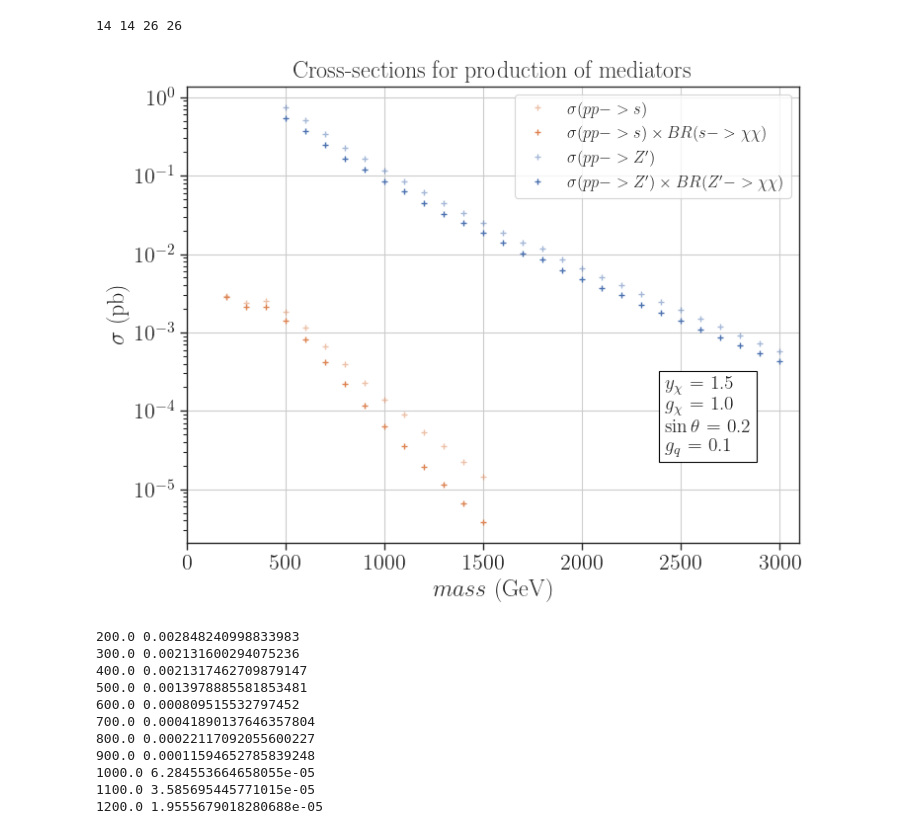
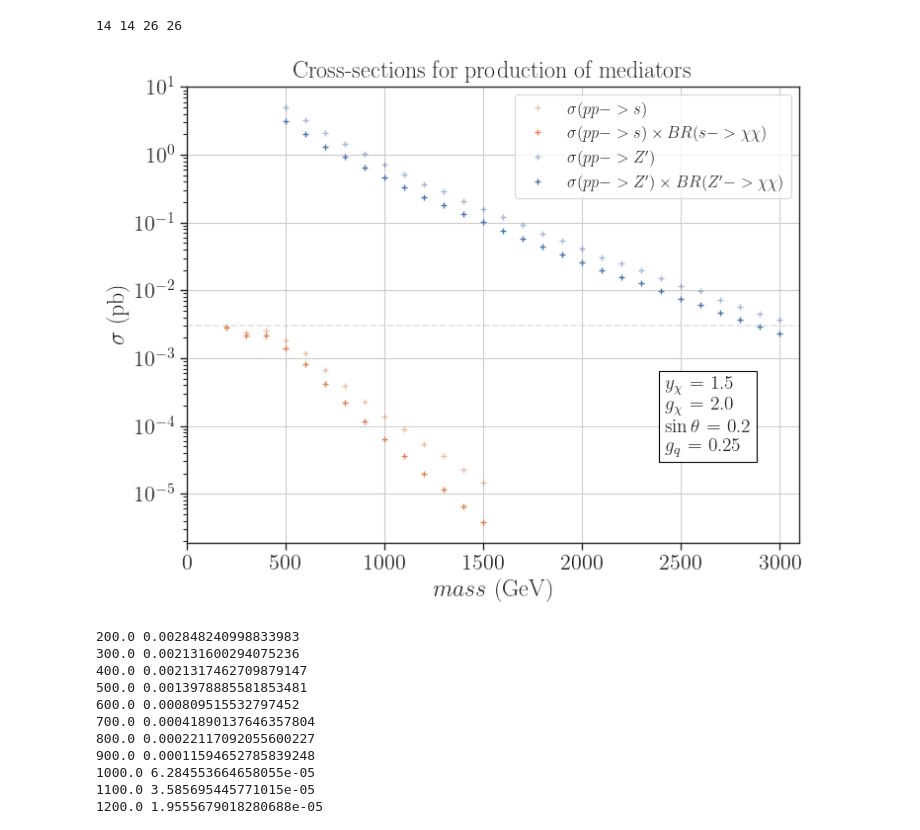
Before and after one commit to SModelS/smodelsv3-paper, a Jupyter notebook: notebooks/Plot-xsec-BR.ipynb, the cells around one changed output. Drawn from its saved outputs; the diff is of its cells as text; code cells hidden in the pictures.

```diff
--- a/notebooks/Plot-xsec-BR.ipynb
+++ b/notebooks/Plot-xsec-BR.ipynb
@@ -83,9 +85,9 @@ brZ = brZ[i2.isin(i1)]
 # Filter models
 
 filter1 = {'$y_{\\chi}$': 1.5}
-filter2 = {'$g_{\\chi}$': 1.0}
+filter2 = {'$g_{\\chi}$': 2.0}
 filter3 = {'$\\sin\\theta$': 0.2}
-filter4 = {'$g_{q}$': 0.1}
+filter4 = {'$g_{q}$': 0.25}
 
 str1 = '\n'.join([r'%s = %s' %(k,v) for k,v in filter1.items()])
 str2 = '\n'.join([r'%s = %s' %(k,v) for k,v in filter2.items()])
@@ -114,35 +116,36 @@ plt.plot(dataS['$m_{med}$'], dataS['x-sec pT-250 (pb)'], label=r'$\sigma(pp -> s
          color=colors['pp->sd'], alpha=0.5, marker='+', linestyle='')
 
 
 plt.plot(dataS['$m_{med}$'], np.array(dataS['x-sec pT-250 (pb)'])*np.array(brS['$BR(med>\\chi\\chi)$']),
          label=r'$\sigma(pp -> s) \times BR(s -> \chi \chi) $', color=colors['pp->sd'], marker='+', linestyle='')
 
 
 plt.plot(dataZ['$m_{med}$'], dataZ['x-sec pT-250 (pb)'], label=r'$\sigma(pp -> Z^{\prime})$',
          color=colors['pp->zp'], alpha=0.5, marker='+', linestyle='')
 
 
 plt.plot(dataZ['$m_{med}$'], np.array(dataZ['x-sec pT-250 (pb)'])*np.array(brZ['$BR(med>\\chi\\chi)$']),
          label=r'$\sigma(pp -> Z^{\prime}) \times BR(Z^{\prime} -> \chi \chi) $', color=colors['pp->zp'],
          marker='+', linestyle='')
 
 
-# plt.hlines(0.11, xmin=0.0, xmax=3100, linestyles='--', alpha=0.2, color='gray')
+plt.hlines(0.003, xmin=0.0, xmax=3100, linestyles='--', alpha=0.2, color='gray')
 plt.yscale('log')
 
 plt.title('Cross-sections for production of mediators')
 plt.xlabel(r'$mass$ (GeV)')
 plt.ylabel(r'$\sigma$ (pb)')
 
 plt.text(0.78,0.2,textstr,fontsize=14,bbox=dict(facecolor='white', edgecolor='black'),
          transform = plt.gca().transAxes)
 plt.xlim(0.0, 3100)
 plt.grid(which='major')
 
 plt.legend(fontsize=12, loc='upper right')
+
 plt.show()
 # %% [output]
-[figure, old version]
+[figure, new version]
 # %%
 prod = np.array(dataS['x-sec pT-250 (pb)'])*np.array(brS['$BR(med>\\chi\\chi)$'])
 for i, m in enumerate(dataS['$m_{med}$']):
```
Also changed, not shown: parts of 2 cells of this notebook, 3 other files.
